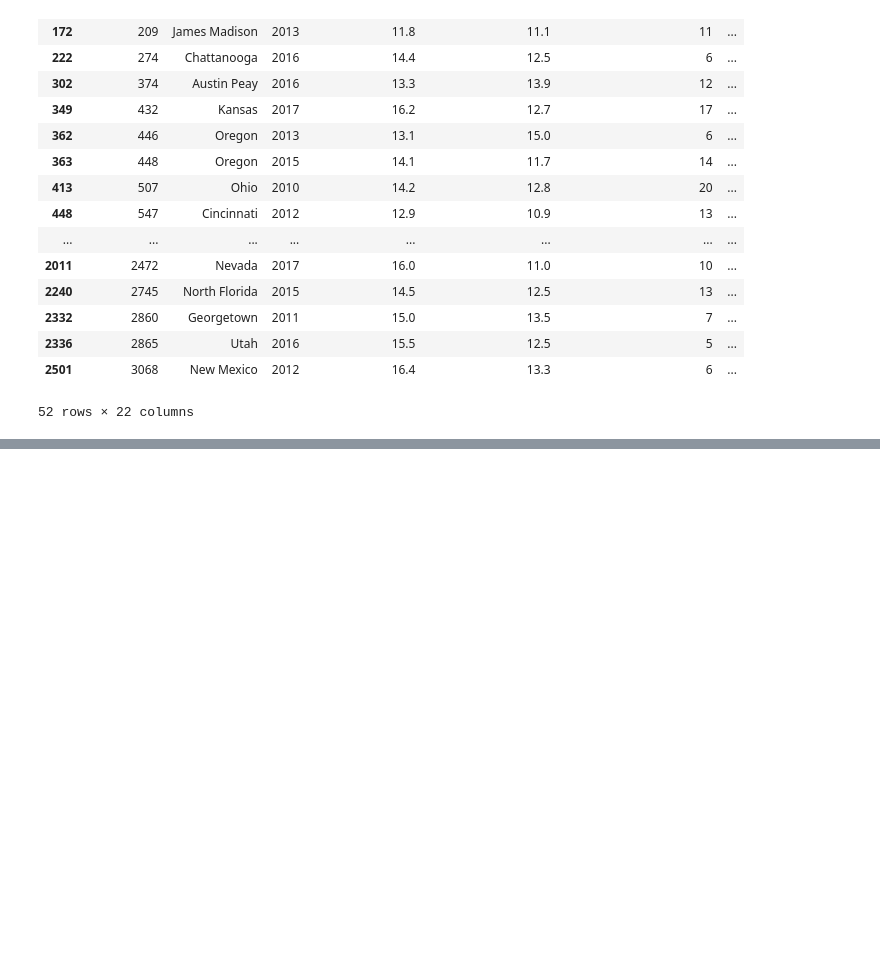
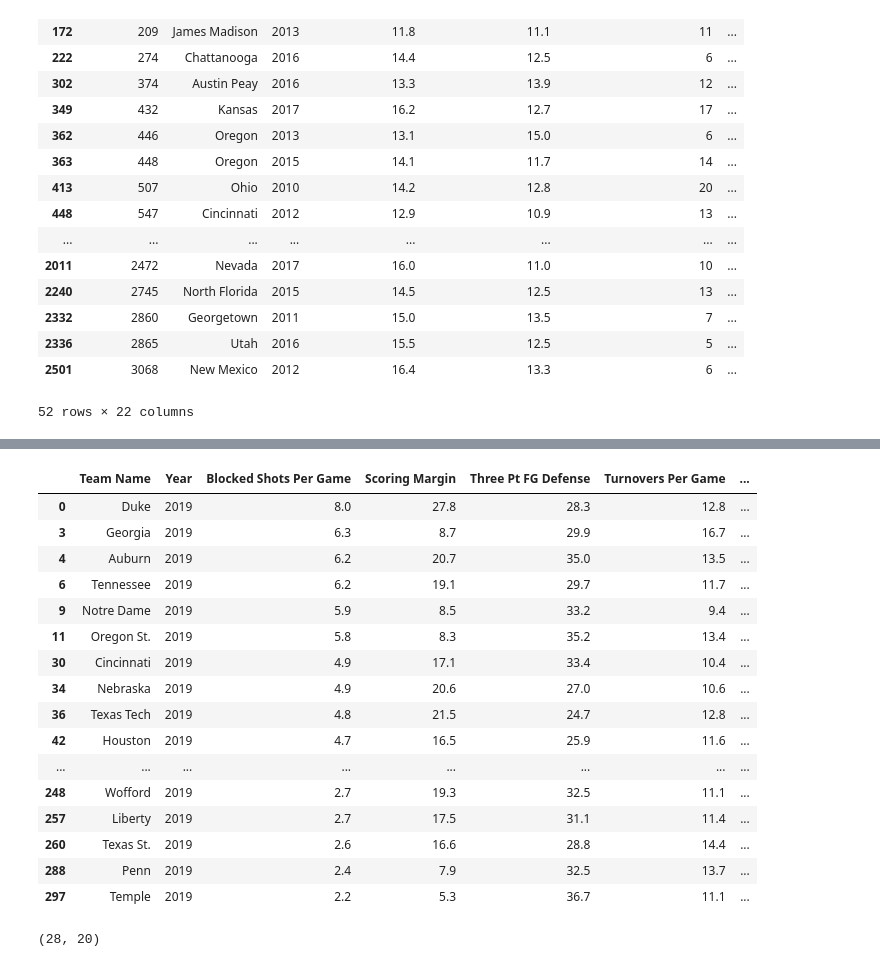
Before and after one commit to dcorreac/NCAA-Prediction, a Jupyter notebook: Predicting NCAA basketball .ipynb, the cells around one changed output, grey strips where cells are left out. Saved outputs shown, nothing was run; the diff lists cells and outputs as text; code cells hidden in the pictures; blank space fills up the shorter version.

Commit message:
got initial list of teams that will make tournament, model only predicted 28 teams will make it

```diff
--- a/Predicting NCAA basketball .ipynb
+++ b/Predicting NCAA basketball .ipynb
@@ -177,0 +182,4 @@ diff.to_csv('differences.csv')
+# %%
+ncaa2019 = pandas.read_csv('2019_1_6_2019.csv')
+predictors2019 = ncaa2019[predictorList]
+predictors2019
@@ -177,0 +205,29 @@ diff.to_csv('differences.csv')
+# %%
+Predictor = model.fit(predictor_data, outcome_data)
+predictions2019 = Predictor.predict(predictors2019)
+# %%
+ncaa2019['Qualify Prediction'] = predictions2019
+Qualified = ncaa2019[ncaa2019['Qualify Prediction'] == 'Yes']
+Qualified
+# %% [output]
+|  | Team Name | Year | Blocked Shots Per Game | Scoring Margin | Three Pt FG Defense | Turnovers Per Game | ... |
+| 0 | Duke | 2019 | 8.0 | 27.8 | 28.3 | 12.8 | ... |
+| 3 | Georgia | 2019 | 6.3 | 8.7 | 29.9 | 16.7 | ... |
+| 4 | Auburn | 2019 | 6.2 | 20.7 | 35.0 | 13.5 | ... |
+| 6 | Tennessee | 2019 | 6.2 | 19.1 | 29.7 | 11.7 | ... |
+| 9 | Notre Dame | 2019 | 5.9 | 8.5 | 33.2 | 9.4 | ... |
+| 11 | Oregon St. | 2019 | 5.8 | 8.3 | 35.2 | 13.4 | ... |
+| 30 | Cincinnati | 2019 | 4.9 | 17.1 | 33.4 | 10.4 | ... |
+| 34 | Nebraska | 2019 | 4.9 | 20.6 | 27.0 | 10.6 | ... |
+| 36 | Texas Tech | 2019 | 4.8 | 21.5 | 24.7 | 12.8 | ... |
+| 42 | Houston | 2019 | 4.7 | 16.5 | 25.9 | 11.6 | ... |
+| ... | ... | ... | ... | ... | ... | ... | ... |
+| 248 | Wofford | 2019 | 2.7 | 19.3 | 32.5 | 11.1 | ... |
+| 257 | Liberty | 2019 | 2.7 | 17.5 | 31.1 | 11.4 | ... |
+| 260 | Texas St. | 2019 | 2.6 | 16.6 | 28.8 | 14.4 | ... |
+| 288 | Penn | 2019 | 2.4 | 7.9 | 32.5 | 13.7 | ... |
+| 297 | Temple | 2019 | 2.2 | 5.3 | 36.7 | 11.1 | ... |
+# %%
+Qualified.shape
+# %% [output]
+(28, 20)
```
Also changed, not shown: parts of 8 cells of this notebook, 3 other files.
